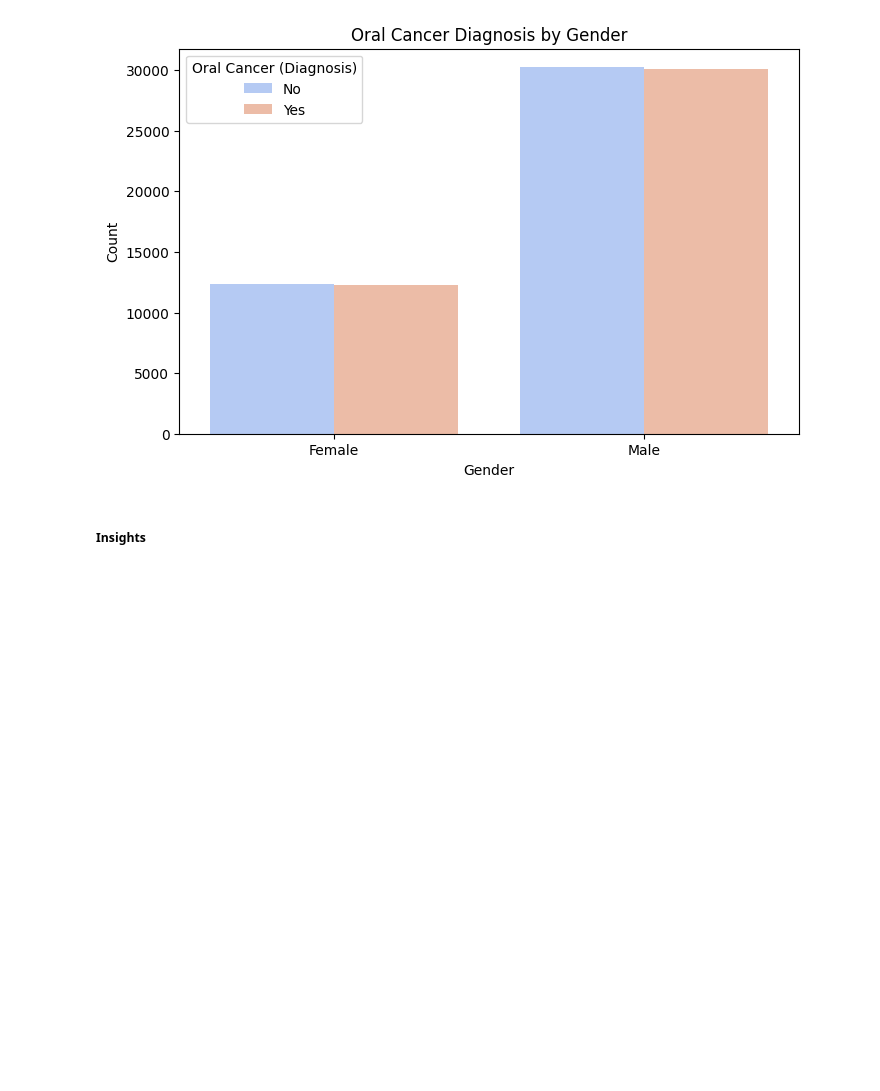
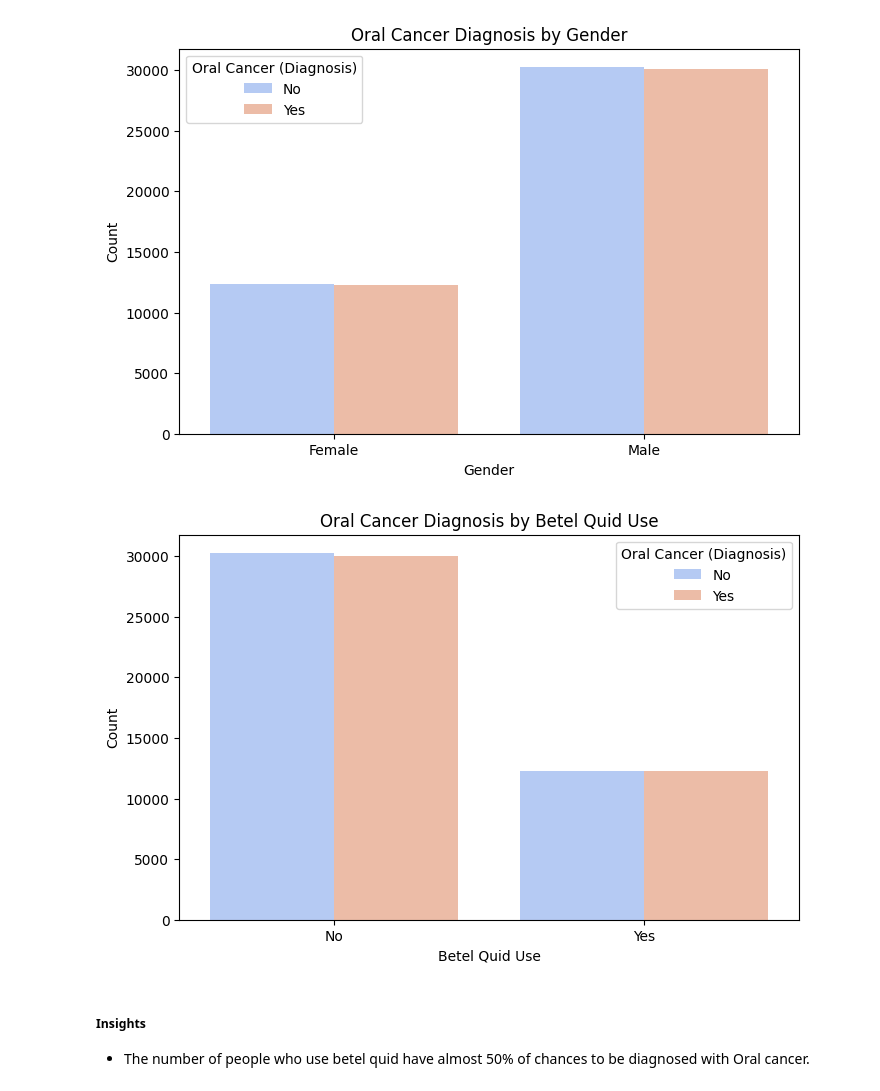
Before and after one commit to Asish2107/ML_PROJECT, a Jupyter notebook: notebook/1 . EDA Oral cancer prediction .ipynb, the cells around one changed output. Cells and saved outputs as stored; diff of their text form; code cells hidden in the pictures; blank space fills up the shorter version.

```diff
--- a/notebook/1 . EDA Oral cancer prediction .ipynb
+++ b/notebook/1 . EDA Oral cancer prediction .ipynb
@@ -355,5 +363,15 @@ plt.ylabel('Count')
 plt.show()
 # %% [output]
 [figure]
+# %%
+plt.figure(figsize=(8, 5))
+sns.countplot(data=df, x='Betel Quid Use', hue='Oral Cancer (Diagnosis)', palette='coolwarm')
+plt.title('Oral Cancer Diagnosis by Betel Quid Use')
+plt.xlabel('Betel Quid Use')
+plt.ylabel('Count')
+plt.show()
+# %% [output]
+[figure, added]
 # %% [markdown]
 #####  Insights
+- The number of people who use betel quid have almost 50% of chances to be diagnosed with Oral cancer.
```
Also changed, not shown: parts of 12 cells of this notebook.
